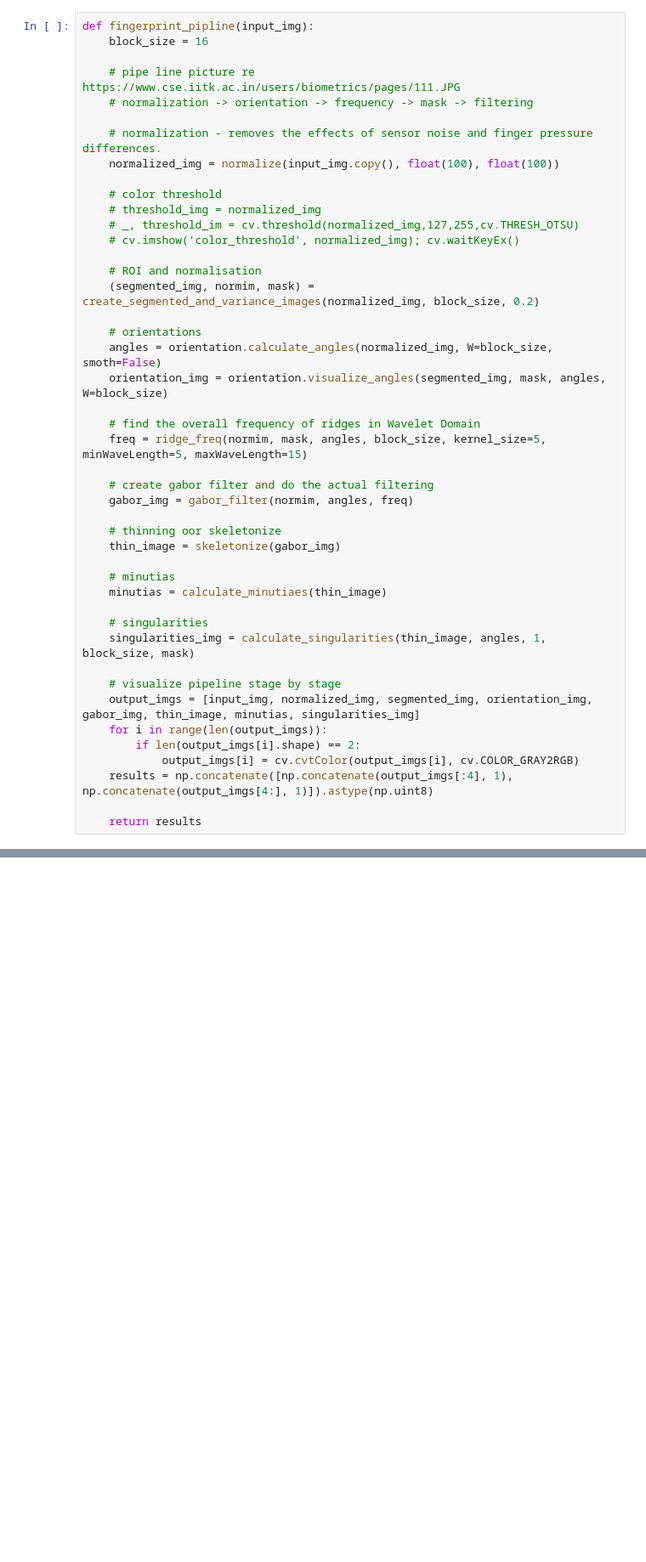
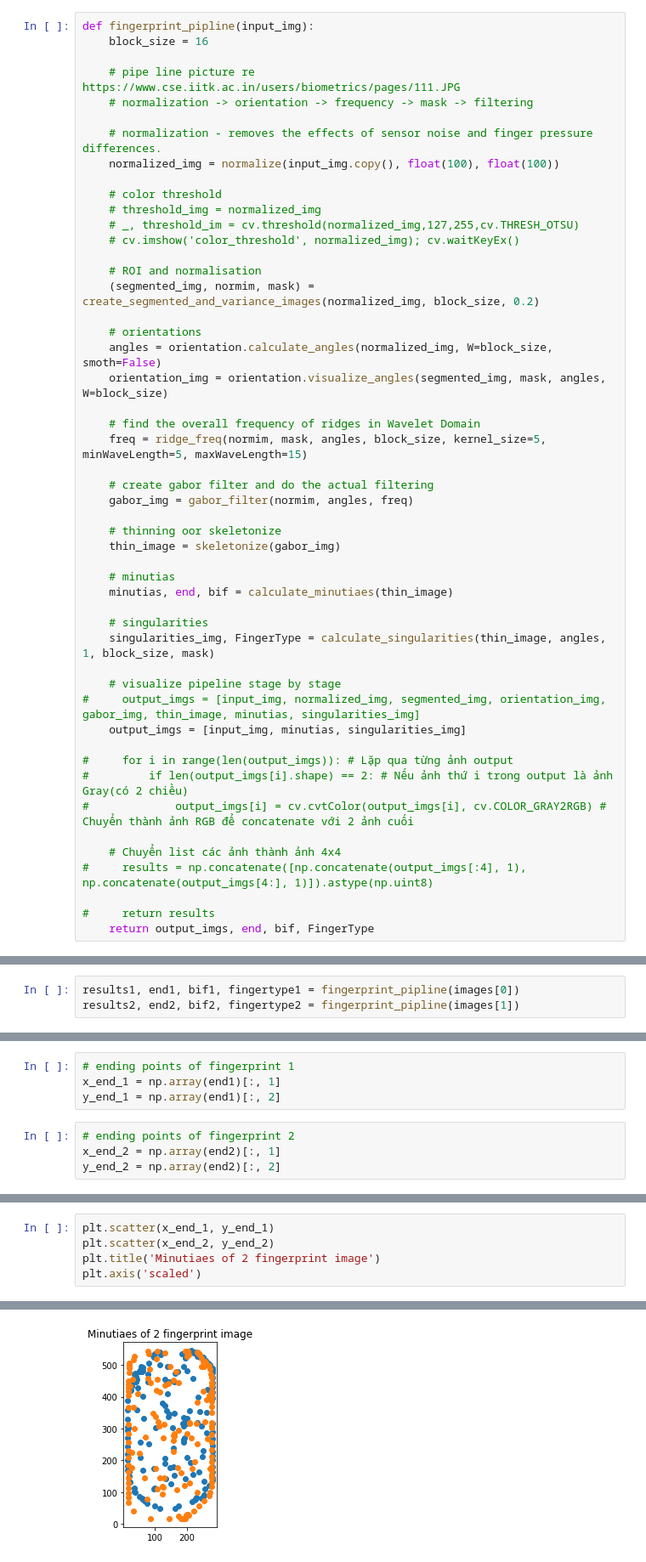
Before and after one commit to thanhhoangvan/Authentication-System-Using-Fingerprint, a Jupyter notebook: FingerPrint Reconition.ipynb, the cells around one changed output, grey strips where cells are left out. Shown at 85% size. Cells and saved outputs as stored; diff of their text form; blank space fills up the shorter version.

```diff
--- a/FingerPrint Reconition.ipynb
+++ b/FingerPrint Reconition.ipynb
@@ -44,19 +48,24 @@ def fingerprint_pipline(input_img):
     thin_image = skeletonize(gabor_img)
 
     # minutias
-    minutias = calculate_minutiaes(thin_image)
+    minutias, end, bif = calculate_minutiaes(thin_image)
 
     # singularities
-    singularities_img = calculate_singularities(thin_image, angles, 1, block_size, mask)
+    singularities_img, FingerType = calculate_singularities(thin_image, angles, 1, block_size, mask)
 
     # visualize pipeline stage by stage
-    output_imgs = [input_img, normalized_img, segmented_img, orientation_img, gabor_img, thin_image, minutias, singularities_img]
-    for i in range(len(output_imgs)):
-        if len(output_imgs[i].shape) == 2:
-            output_imgs[i] = cv.cvtColor(output_imgs[i], cv.COLOR_GRAY2RGB)
-    results = np.concatenate([np.concatenate(output_imgs[:4], 1), np.concatenate(output_imgs[4:], 1)]).astype(np.uint8)
+#     output_imgs = [input_img, normalized_img, segmented_img, orientation_img, gabor_img, thin_image, minutias, singularities_img]
+    output_imgs = [input_img, minutias, singularities_img]
 
-    return results
+#     for i in range(len(output_imgs)): # Lặp qua từng ảnh output
+#         if len(output_imgs[i].shape) == 2: # Nếu ảnh thứ i trong output là ảnh Gray(có 2 chiều)
+#             output_imgs[i] = cv.cvtColor(output_imgs[i], cv.COLOR_GRAY2RGB) # Chuyển thành ảnh RGB để concatenate với 2 ảnh cuối
+
+    # Chuyển list các ảnh thành ảnh 4x4
+#     results = np.concatenate([np.concatenate(output_imgs[:4], 1), np.concatenate(output_imgs[4:], 1)]).astype(np.uint8)
+
+#     return results
+    return output_imgs, end, bif, FingerType
 # %%
 # open images
 img_dir = './sample_inputs/*'
@@ -78,0 +97,3 @@ for i, img in enumerate(tqdm(images)):
+# %%
+results1, end1, bif1, fingertype1 = fingerprint_pipline(images[0])
+results2, end2, bif2, fingertype2 = fingerprint_pipline(images[1])
@@ -78,0 +110,8 @@ for i, img in enumerate(tqdm(images)):
+# %%
+# ending points of fingerprint 1
+x_end_1 = np.array(end1)[:, 1]
+y_end_1 = np.array(end1)[:, 2]
+# %%
+# ending points of fingerprint 2
+x_end_2 = np.array(end2)[:, 1]
+y_end_2 = np.array(end2)[:, 2]
@@ -78,0 +132,6 @@ for i, img in enumerate(tqdm(images)):
+# %%
+plt.scatter(x_end_1, y_end_1)
+plt.scatter(x_end_2, y_end_2)
+plt.title('Minutiaes of 2 fingerprint image')
+plt.axis('scaled')
+# %% [output]
@@ -78,0 +139 @@ for i, img in enumerate(tqdm(images)):
+[figure, added]
```
Also changed, not shown: parts of 30 cells of this notebook, 3 other files.
